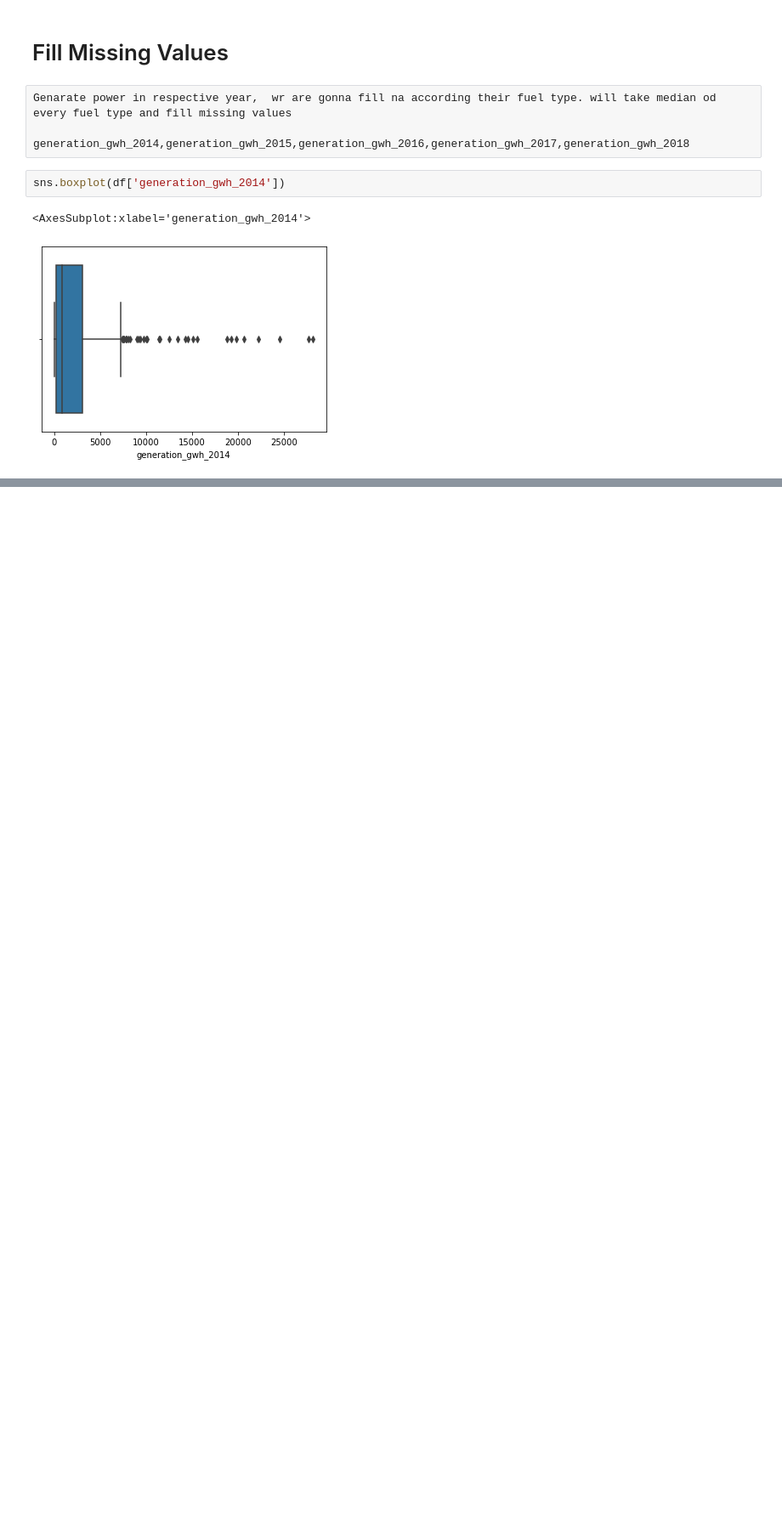
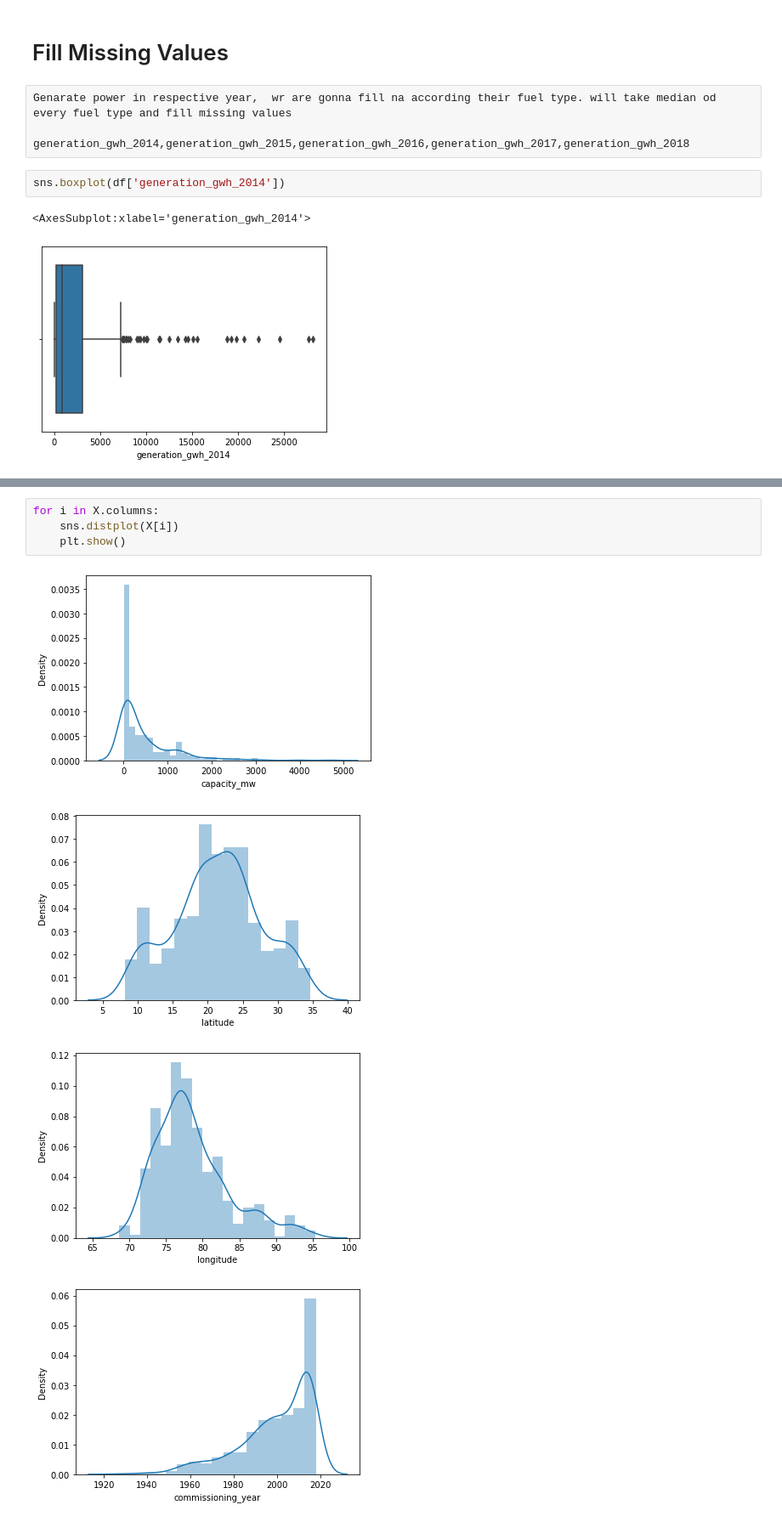
Before and after one commit to mohittomar2008/Global-Power-Plant-Database, a Jupyter notebook: Global Power Plant.ipynb, the cells around one changed output, grey strips where cells are left out. Shown at 85% size. Cells and saved outputs as stored; diff of their text form; blank space fills up the shorter version.

```diff
--- a/Global Power Plant.ipynb
+++ b/Global Power Plant.ipynb
@@ -1147,0 +1530,9 @@ df.groupby('primary_fuel')
+# %%
+for i in X.columns:
+    sns.distplot(X[i])
+    plt.show()
+# %% [output]
+[figure, added]
+[figure, added]
+[figure, added]
+[figure, added]
```
Also changed, not shown: parts of 189 cells of this notebook, 2 other files.
